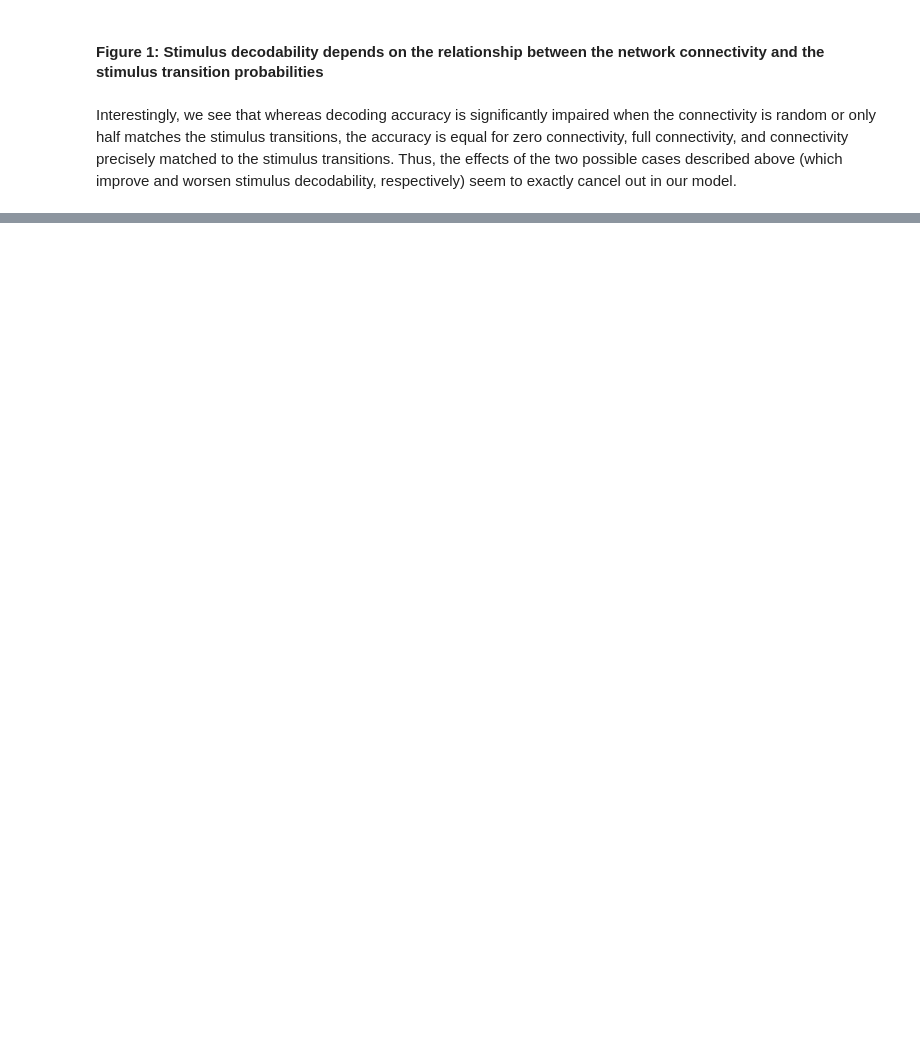
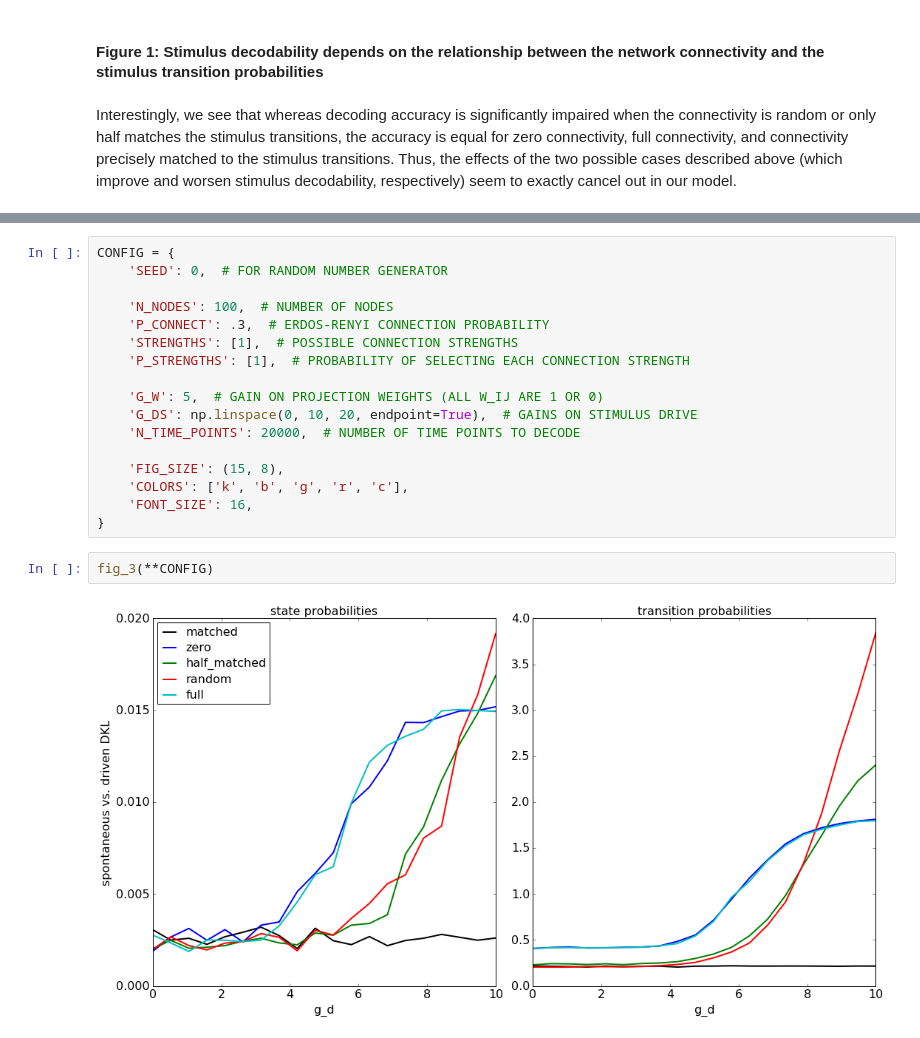
Before and after one commit to rkp8000/nothing_but_reruns, a Jupyter notebook: _3_stimulus_information_and_decoding.ipynb, the cells around one changed output, grey strips where cells are left out. Cells and saved outputs as stored; diff of their text form; blank space fills up the shorter version.

```diff
--- a/_3_stimulus_information_and_decoding.ipynb
+++ b/_3_stimulus_information_and_decoding.ipynb
@@ -41,0 +84,21 @@ Interestingly, we see that whereas decoding accuracy is significantly impaired w
+# %%
+CONFIG = {
+    'SEED': 0,  # FOR RANDOM NUMBER GENERATOR
+
+    'N_NODES': 100,  # NUMBER OF NODES
+    'P_CONNECT': .3,  # ERDOS-RENYI CONNECTION PROBABILITY
+    'STRENGTHS': [1],  # POSSIBLE CONNECTION STRENGTHS
+    'P_STRENGTHS': [1],  # PROBABILITY OF SELECTING EACH CONNECTION STRENGTH
+
+    'G_W': 5,  # GAIN ON PROJECTION WEIGHTS (ALL W_IJ ARE 1 OR 0)
+    'G_DS': np.linspace(0, 10, 20, endpoint=True),  # GAINS ON STIMULUS DRIVE
+    'N_TIME_POINTS': 20000,  # NUMBER OF TIME POINTS TO DECODE
+
+    'FIG_SIZE': (15, 8),
+    'COLORS': ['k', 'b', 'g', 'r', 'c'],
+    'FONT_SIZE': 16,
+}
+# %%
+fig_3(**CONFIG)
+# %% [output]
+[figure, added]
```
Also changed, not shown: parts of 7 cells of this notebook, 4 other files.
